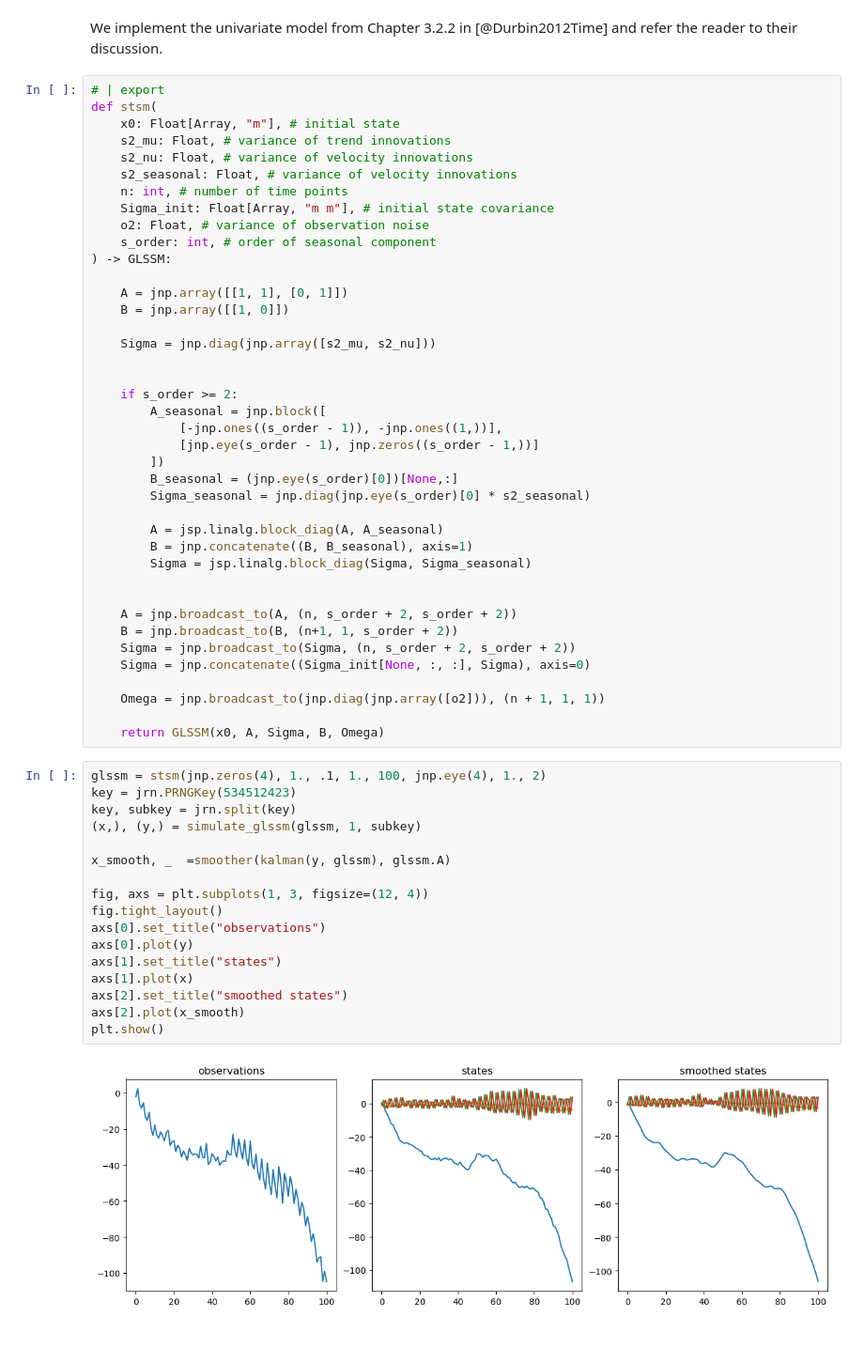
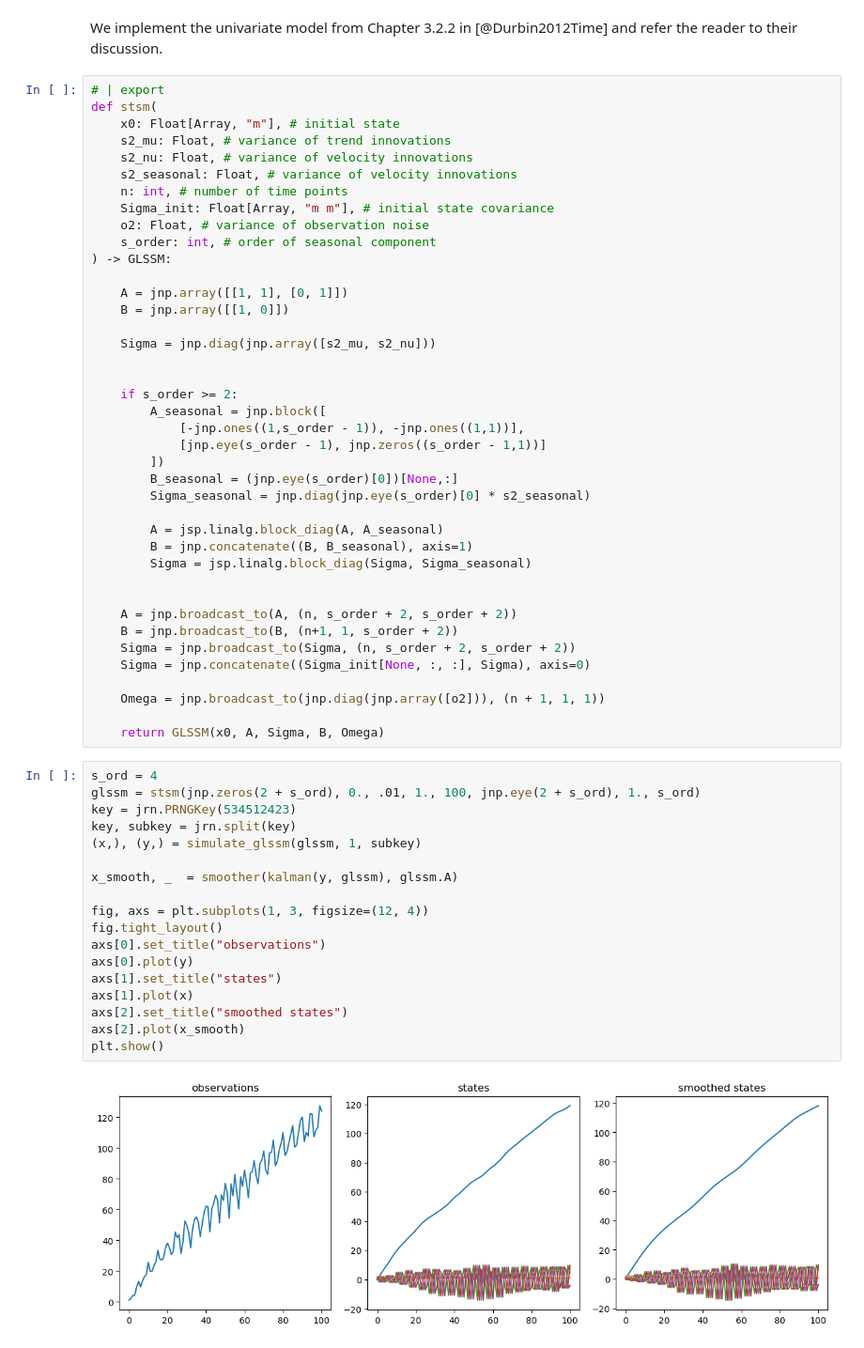
Before and after one commit to stefanheyder/isssm, a Jupyter notebook: nbs/models/10_stsm.ipynb, the cells around one changed output. Shown at 94% size. Drawn from its saved outputs; the diff is of its cells as text.

```diff
--- a/nbs/models/10_stsm.ipynb
+++ b/nbs/models/10_stsm.ipynb
@@ -38,8 +38,8 @@ def stsm(
 
     if s_order >= 2:
         A_seasonal = jnp.block([
-            [-jnp.ones((s_order - 1)), -jnp.ones((1,))],
-            [jnp.eye(s_order - 1), jnp.zeros((s_order - 1,))]
+            [-jnp.ones((1,s_order - 1)), -jnp.ones((1,1))],
+            [jnp.eye(s_order - 1), jnp.zeros((s_order - 1,1))]
         ])
         B_seasonal = (jnp.eye(s_order)[0])[None,:]
         Sigma_seasonal = jnp.diag(jnp.eye(s_order)[0] * s2_seasonal)
@@ -58,21 +58,22 @@ def stsm(
 
     return GLSSM(x0, A, Sigma, B, Omega)
 # %%
-glssm = stsm(jnp.zeros(4), 1., .1, 1., 100, jnp.eye(4), 1., 2)
+s_ord = 4
+glssm = stsm(jnp.zeros(2 + s_ord), 0., .01, 1., 100, jnp.eye(2 + s_ord), 1., s_ord)
 key = jrn.PRNGKey(534512423)
 key, subkey = jrn.split(key)
 (x,), (y,) = simulate_glssm(glssm, 1, subkey)
 
-x_smooth, _  =smoother(kalman(y, glssm), glssm.A)
+x_smooth, _  = smoother(kalman(y, glssm), glssm.A)
 
 fig, axs = plt.subplots(1, 3, figsize=(12, 4))
 fig.tight_layout()
 axs[0].set_title("observations")
 axs[0].plot(y)
 axs[1].set_title("states")
 axs[1].plot(x)
 axs[2].set_title("smoothed states")
 axs[2].plot(x_smooth)
 plt.show()
 # %% [output]
-[figure, old version]
+[figure, new version]
```
Also changed, not shown: 11 other files.
